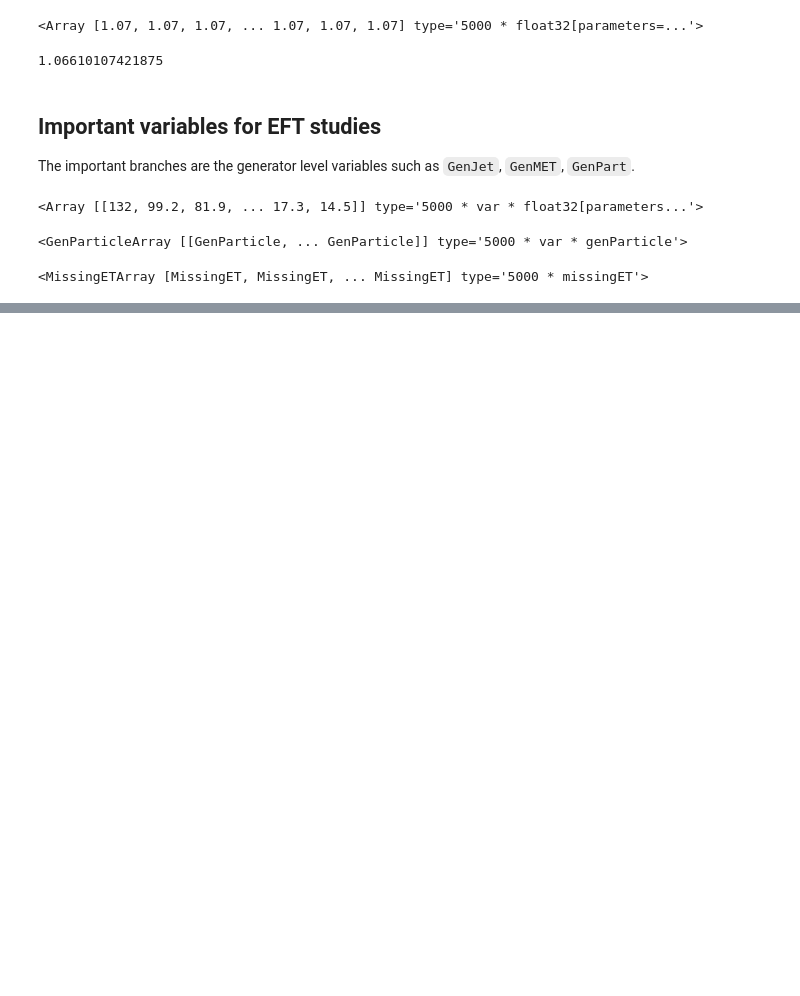
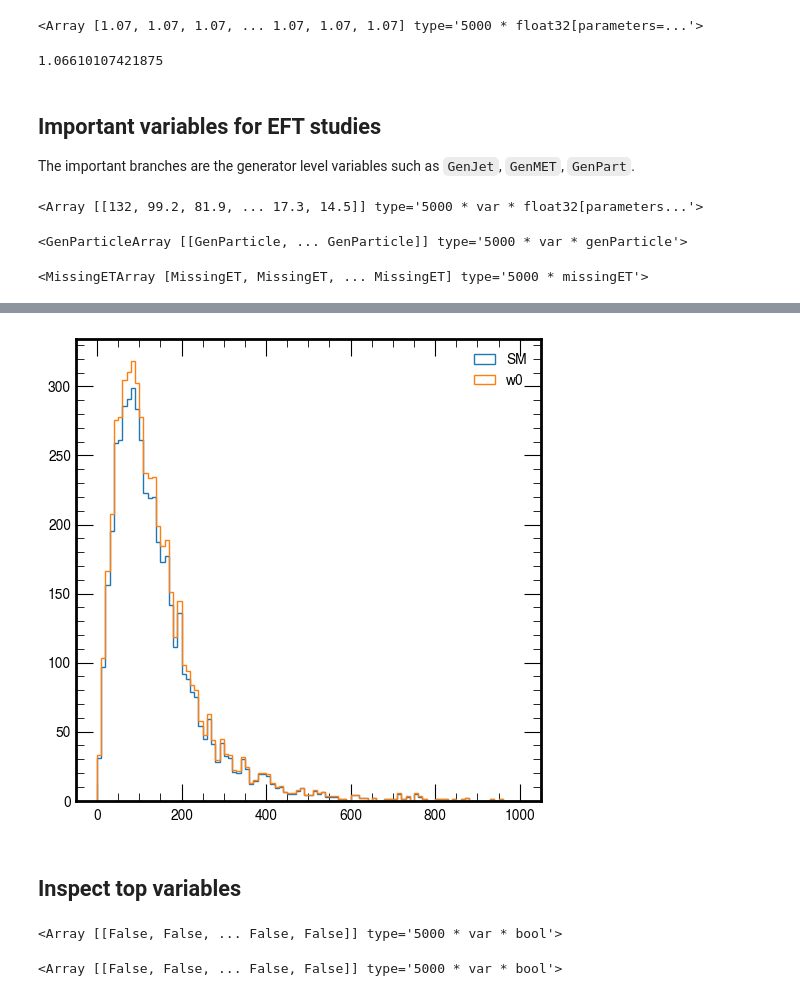
Before and after one commit to PocketCoffea/AnalysisConfigs, a Jupyter notebook: configs/ttHbb/semileptonic/eft/inspect_eft.ipynb, the cells around one changed output, grey strips where cells are left out. Saved outputs shown, nothing was run; the diff lists cells and outputs as text; code cells hidden in the pictures; blank space fills up the shorter version.

```diff
--- a/configs/ttHbb/semileptonic/eft/inspect_eft.ipynb
+++ b/configs/ttHbb/semileptonic/eft/inspect_eft.ipynb
@@ -79,0 +154,3 @@ events.GenMET
+# %%
+w0 = events.LHEReweightingWeight[:,0]
+w0
@@ -79,0 +163,18 @@ events.GenMET
+# %%
+plt.hist(pt, bins=100, range=(0, 1000), histtype='step', label="SM")
+plt.hist(pt, bins=100, range=(0, 1000), histtype='step', label="w0", weights=w0)
+plt.legend();
+# %% [output]
+[figure, added]
+# %% [markdown]
+## Inspect top variables
+# %%
+is_top = events.GenPart.pdgId == 6 # Select top quarks from GenPart
+is_top
+# %% [output]
+<Array [[False, False, ... False, False]] type='5000 * var * bool'>
+# %%
+has_children = ak.num(events.GenPart[is_top].childrenIdxG, axis=2) == 3 # mask to consider only the GenPart with two children
+has_children
+# %% [output]
+<Array [[False, False, ... False, False]] type='5000 * var * bool'>
```
Also changed, not shown: parts of 22 cells of this notebook.
